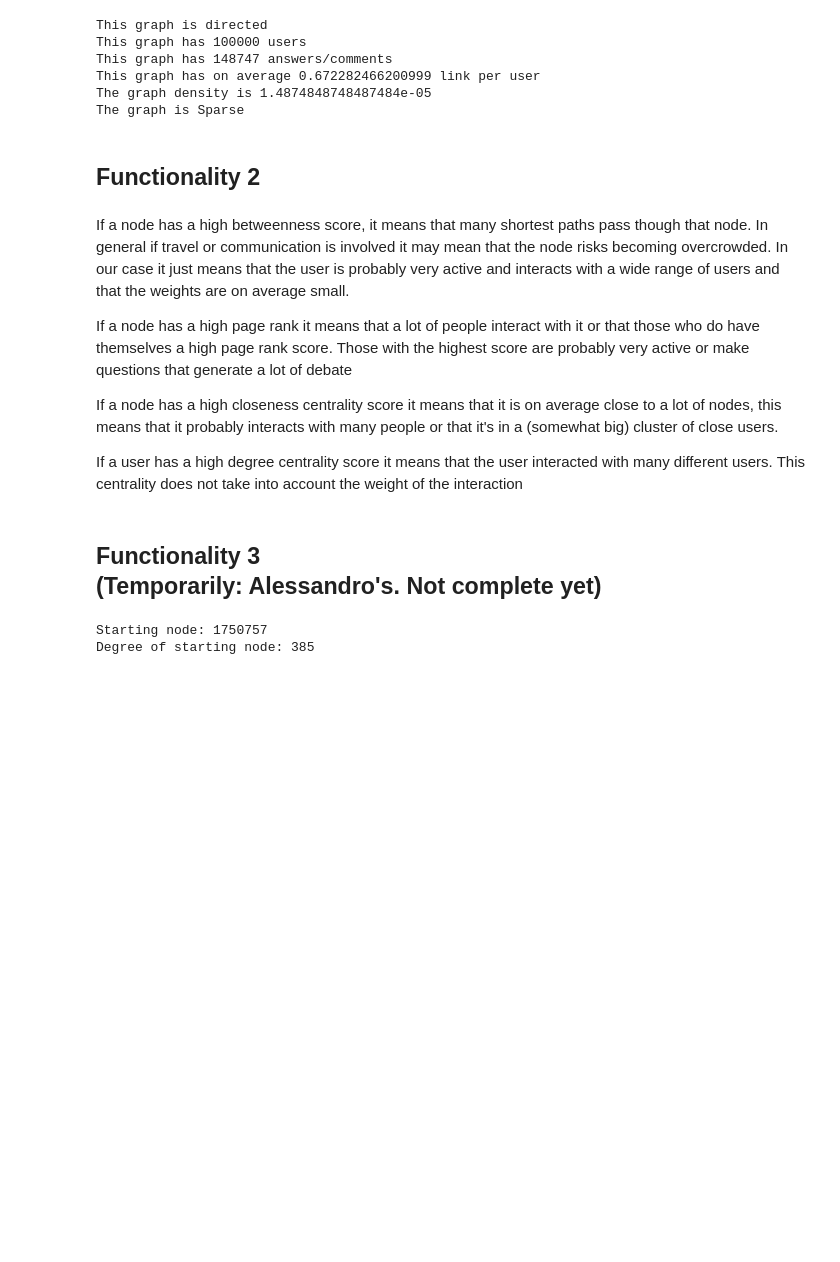
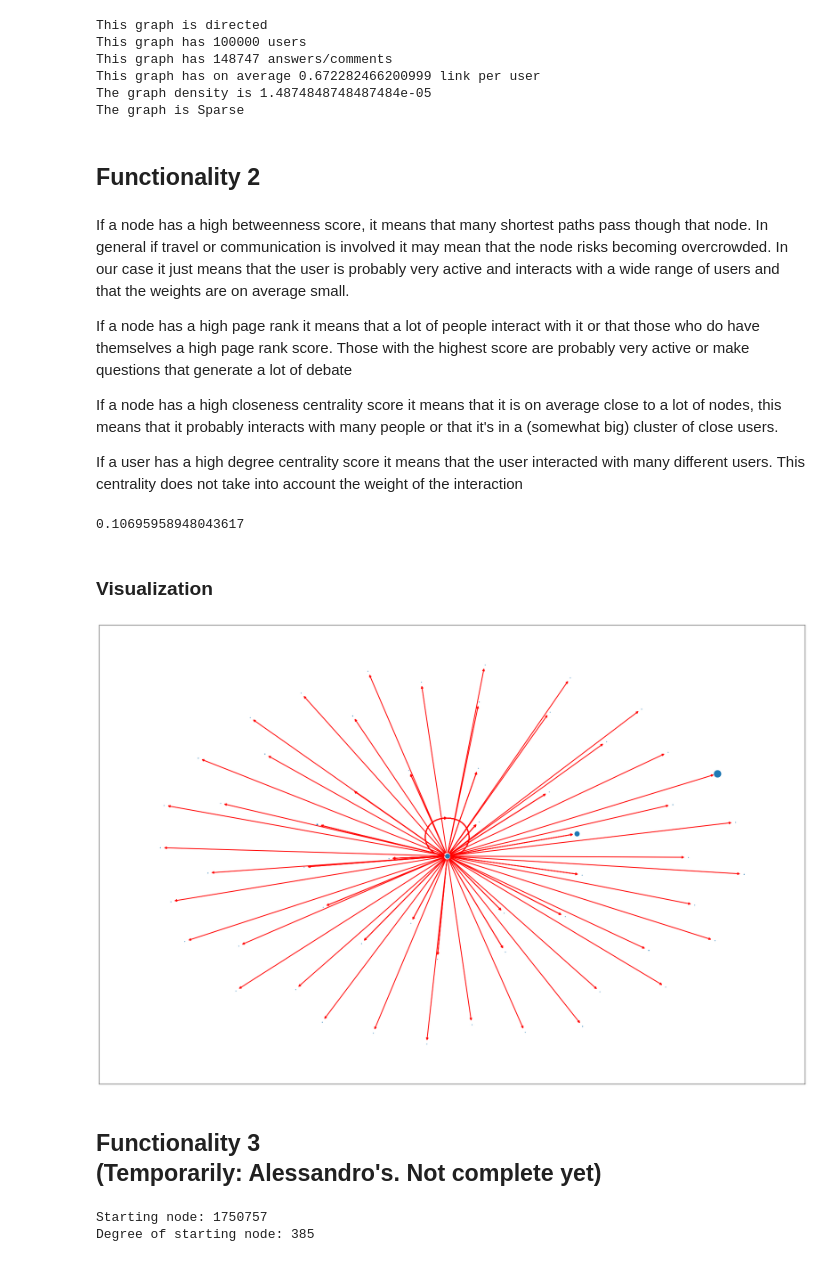
Before and after one commit to arthurgof/ADM-HW5, a Jupyter notebook: main.ipynb, the cells around one changed output. Saved outputs shown, nothing was run; the diff lists cells and outputs as text; code cells hidden in the pictures; blank space fills up the shorter version.

Commit message:
Added graph visualization functionality 2
I added the visualization for functionality 2. I still have to implement the part with the time interval divided in different sections

```diff
--- a/main.ipynb
+++ b/main.ipynb
@@ -619,7 +621,9 @@ def matrixfromgraph(gr, node):
         for j in range(len(keys)):
             if keys[j] in gr.graph[keys[i]]:
                 for tup in gr.graph[keys[i]][keys[j]]:
-                    ris[i][j] += tup[1]
+                    ris[i][j] += gr.graph[keys[i]][keys[j]][tup]['weight']
+        if np.sum(ris[i]):
+            ris[i] /= np.sum(ris[i])
     return node_ind, ris
 
 def shortlength(gr, start, end):
@@ -663,6 +667,8 @@ def component(gr, node):
     ris = Graph()
     vis = set()
     current = node
+    if node not in gr.graph.keys():
+        return ris
     to_do = {i for i in gr.get_neighbors(node)}
     # Here I add to the new graph all the nodes that I can visit
     while len(to_do):
@@ -689,6 +695,7 @@ def distances(gr, start):
     dic = {start: (None, 0)}
     current = start
     vis = set()
+    new = {node: dic[node] for node in dic if node not in vis}
     while True:
         vis.add(current)
         if current in gr.graph.keys(): # Nodes that are reachable may not have any edge spawning!
@@ -772,3 +783,47 @@ functionality_2(user: int, time: tuple, metric: str)
+# %%
+functionality_2(981959, ("2014-10-03", "2014-10-15"), 'Betweenness')
+# %% [output]
+0.10695958948043617
+# %% [markdown]
+### Visualization
+# %%
+def visualization_2(user: int, time: tuple, metric: str):
+    gtime = selecttime(g, time)
+    nodes_to_highlight = gtime.get_neighbors(user)
+    gtime = {user: gtime.graph[user]}
+    nx_g = nx.MultiGraph(gtime)
+
+
+    edges = [edge for edge in nx_g.edges() if user in edge]
+    plt.figure(figsize=(30, 20))
+    pos = nx.spring_layout(nx_g)
+
+    nx.draw_networkx_nodes(nx_g,
+                           pos,
+                           cmap=plt.get_cmap('jet'),
+                           node_size = functionality_2(user, time, metric)*1000,
+                           nodelist=[user],
+                           node_color="r")
+    for neigh in tqdm(nodes_to_highlight):
+        nx.draw_networkx_nodes(nx_g,
+                               pos,
+                               cmap=plt.get_cmap('jet'),
+                               node_size = functionality_2(neigh, time, metric)*1000,
+                               nodelist=[neigh])
+
+    nx.draw_networkx_edges(nx_g,
+                           pos,
+                           edgelist=edges,
+                           edge_color='r',
+                           width=2,
+                           arrows=True)
+
+
+    plt.show()
+# %%
+visualization_2(981959, ("2014-10-03", "2014-10-15"), 'Betweenness')
+# %% [output]
+[figure, added]
 # %% [markdown]
 ## Functionality 3 <br>(Temporarily: Alessandro's. Not complete yet)
 # %%
```
Also changed, not shown: parts of 6 cells of this notebook.
